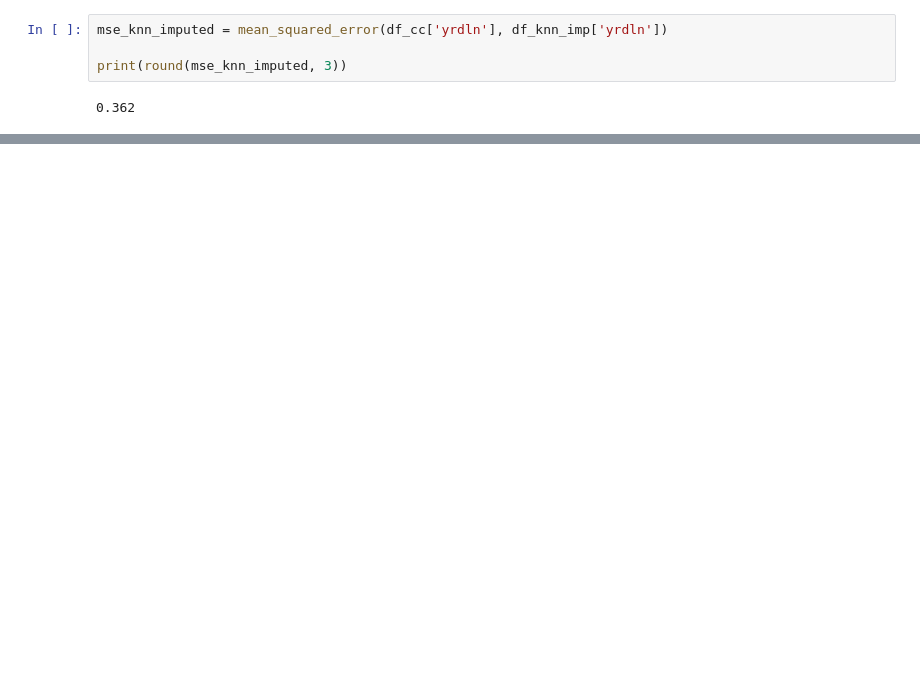
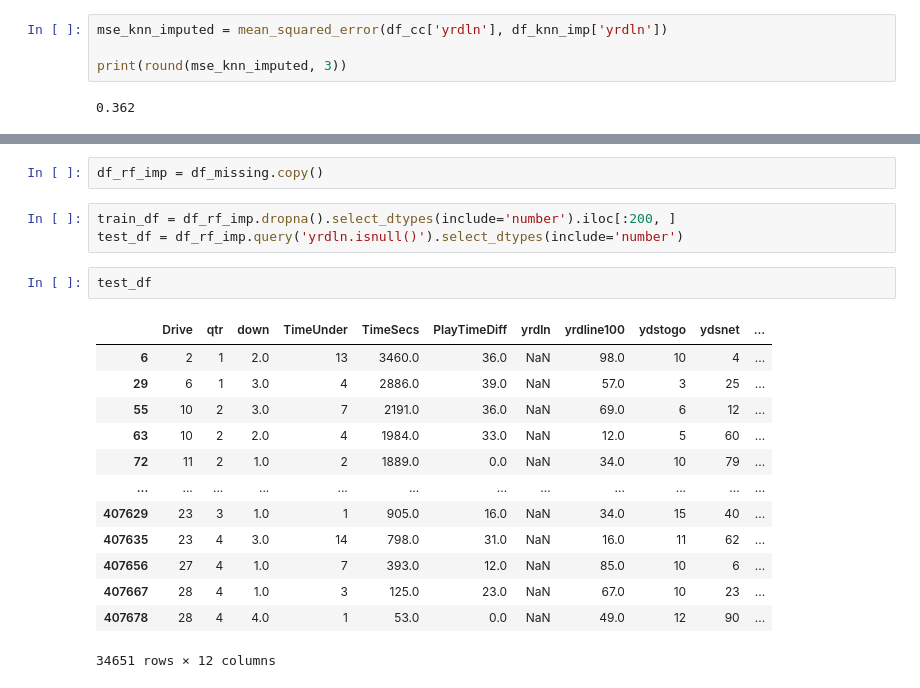
Before and after one commit to fohy24/missing-value-imputation, a Jupyter notebook: analysis.ipynb, the cells around one changed output, grey strips where cells are left out. Saved outputs shown, nothing was run; the diff lists cells and outputs as text; blank space fills up the shorter version.

```diff
--- a/analysis.ipynb
+++ b/analysis.ipynb
@@ -401,0 +404,21 @@ print(round(mse_knn_imputed, 3))
+# %%
+df_rf_imp = df_missing.copy()
+# %%
+train_df = df_rf_imp.dropna().select_dtypes(include='number').iloc[:200, ]
+test_df = df_rf_imp.query('yrdln.isnull()').select_dtypes(include='number')
+# %%
+test_df
+# %% [output]
+|  | Drive | qtr | down | TimeUnder | TimeSecs | PlayTimeDiff | yrdln | yrdline100 | ydstogo | ydsnet | ... |
+| 6 | 2 | 1 | 2.0 | 13 | 3460.0 | 36.0 | NaN | 98.0 | 10 | 4 | ... |
+| 29 | 6 | 1 | 3.0 | 4 | 2886.0 | 39.0 | NaN | 57.0 | 3 | 25 | ... |
+| 55 | 10 | 2 | 3.0 | 7 | 2191.0 | 36.0 | NaN | 69.0 | 6 | 12 | ... |
+| 63 | 10 | 2 | 2.0 | 4 | 1984.0 | 33.0 | NaN | 12.0 | 5 | 60 | ... |
+| 72 | 11 | 2 | 1.0 | 2 | 1889.0 | 0.0 | NaN | 34.0 | 10 | 79 | ... |
+| ... | ... | ... | ... | ... | ... | ... | ... | ... | ... | ... | ... |
+| 407629 | 23 | 3 | 1.0 | 1 | 905.0 | 16.0 | NaN | 34.0 | 15 | 40 | ... |
+| 407635 | 23 | 4 | 3.0 | 14 | 798.0 | 31.0 | NaN | 16.0 | 11 | 62 | ... |
+| 407656 | 27 | 4 | 1.0 | 7 | 393.0 | 12.0 | NaN | 85.0 | 10 | 6 | ... |
+| 407667 | 28 | 4 | 1.0 | 3 | 125.0 | 23.0 | NaN | 67.0 | 10 | 23 | ... |
+| 407678 | 28 | 4 | 4.0 | 1 | 53.0 | 0.0 | NaN | 49.0 | 12 | 90 | ... |
+34651 rows × 12 columns
```
Also changed, not shown: parts of 15 cells of this notebook.
